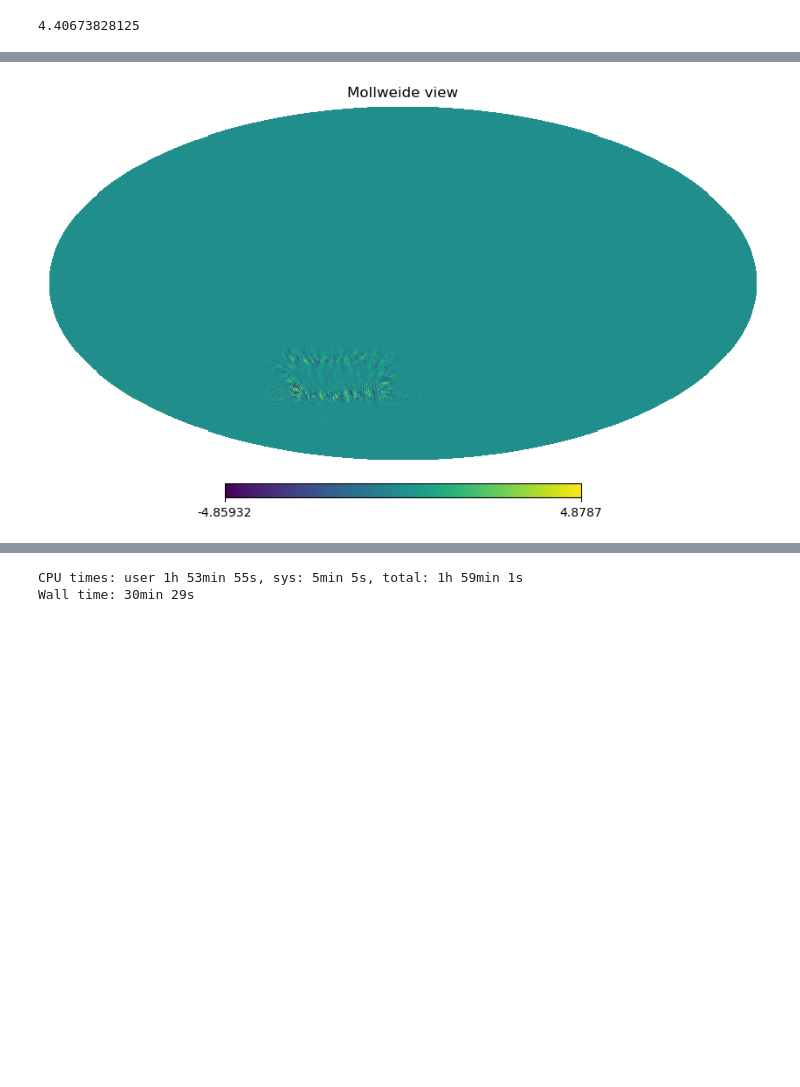
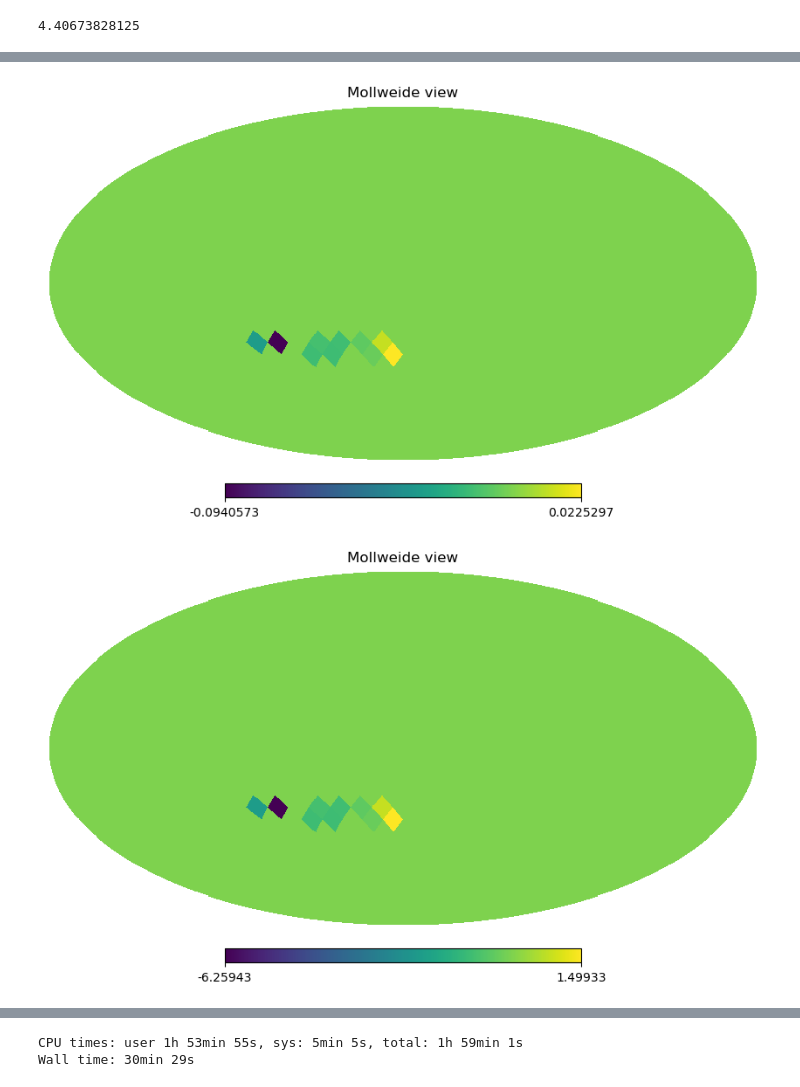
Before and after one commit to catyz/filterbin, a Jupyter notebook: covariance.ipynb, the cells around one changed output, grey strips where cells are left out. Drawn from its saved outputs; the diff is of its cells as text; code cells hidden in the pictures; blank space fills up the shorter version.

```diff
--- a/covariance.ipynb
+++ b/covariance.ipynb
@@ -38 +102,7 @@ input_cls_noBB[2] = np.zeros(lmax+1)
+# %%
+hp.mollview(v.T[order][-1].reshape(2,npix)[0])
+hp.mollview(vh.T[-1].reshape(2,npix)[0])
+# %% [output]
+[figure, added]
+[figure, added]
 # %%
@@ -42,5 +112,3 @@ m = (R @hp.synfast(input_cls_noBB, nside, new=True).flatten()).reshape(3, npix)
 # %%
-hp.mollview(hp.alm2map(hp.map2alm(m)[2], nside))
+# hp.mollview(hp.alm2map(hp.map2alm(m)[2], nside))
-# %% [output]
-[figure, removed]
 # %%
```
Also changed, not shown: parts of 17 cells of this notebook, 4 other files.
